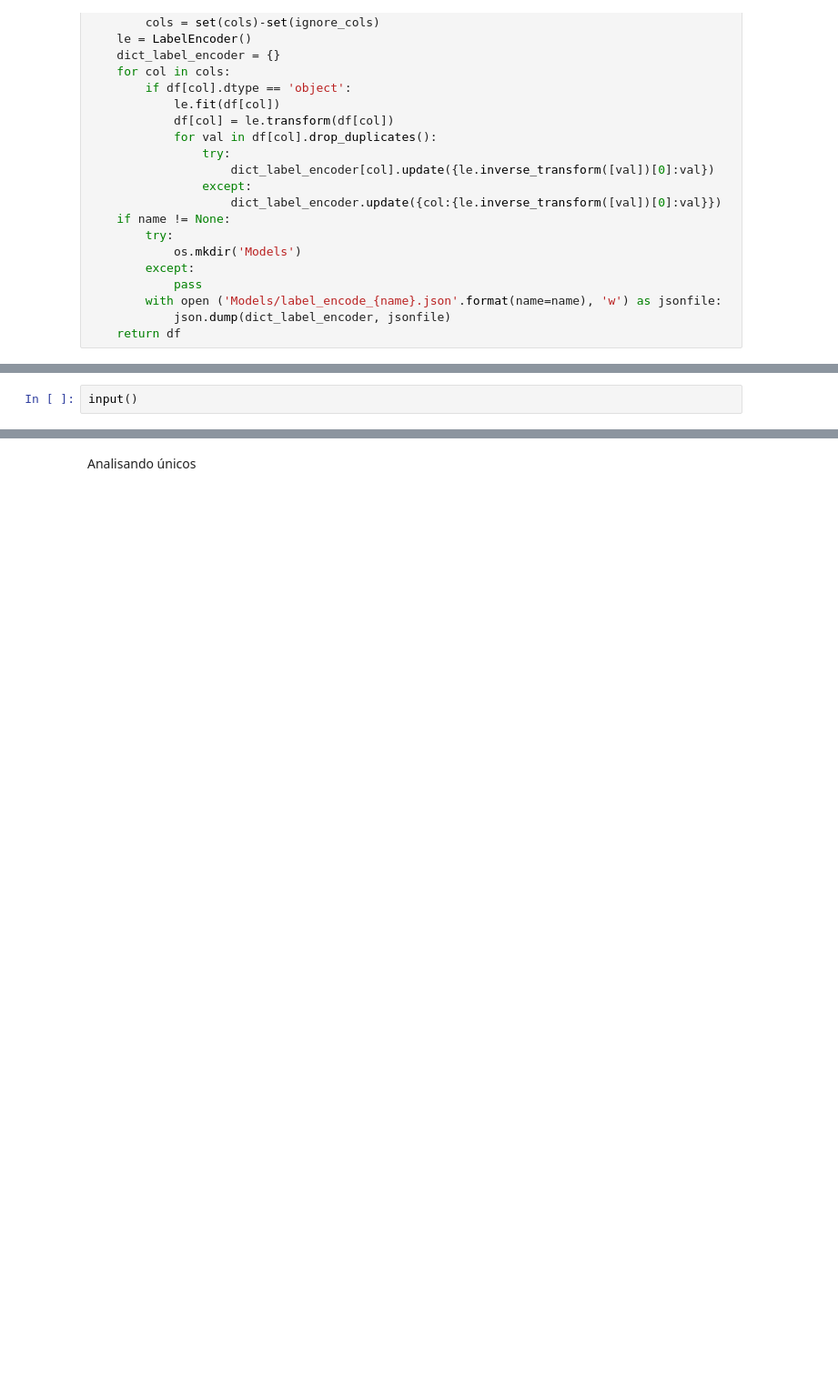
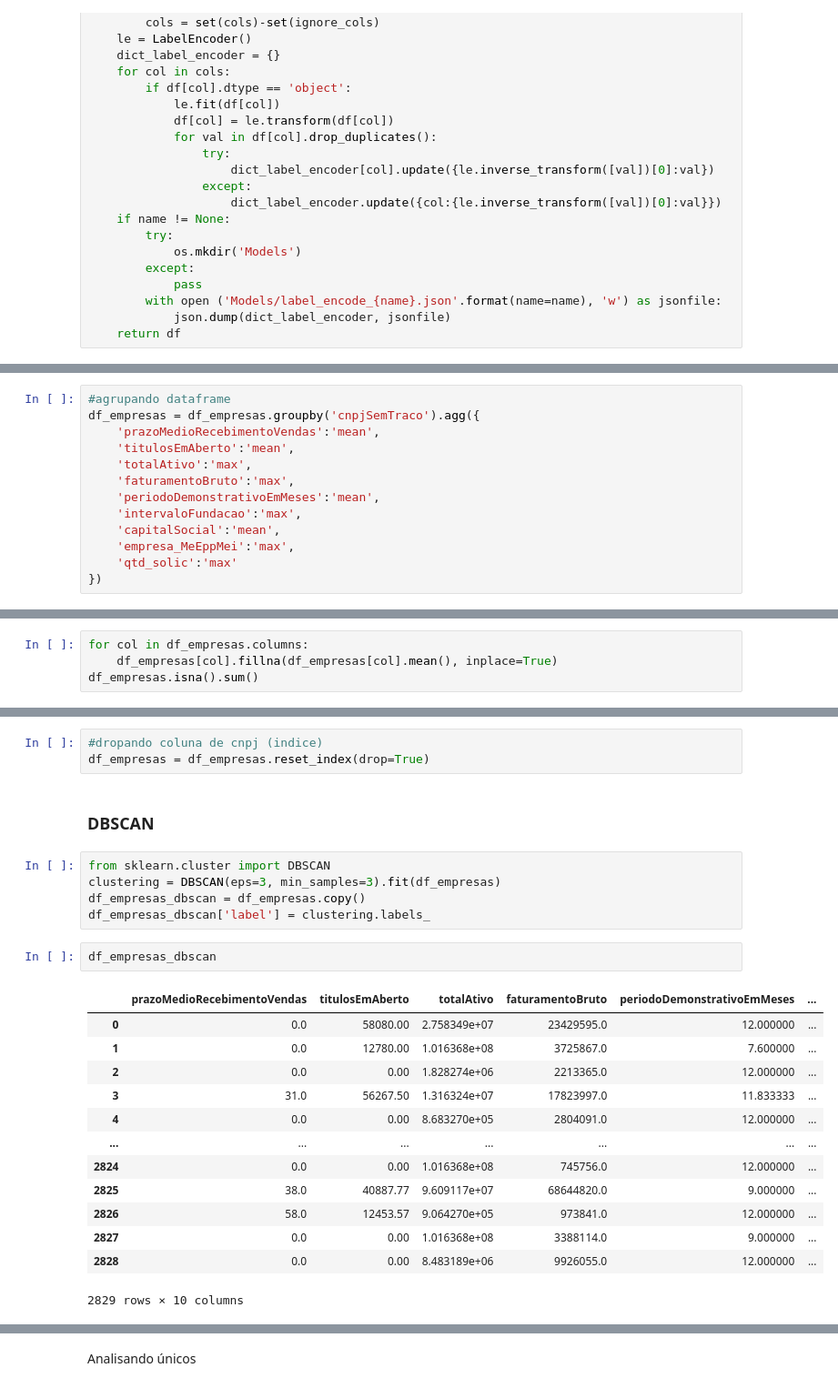
Before and after one commit to diegocmr/bootcamp_ia, a Jupyter notebook: analise_exploratoria.ipynb, the cells around one changed output, grey strips where cells are left out. Shown at 91% size. Saved outputs shown, nothing was run; the diff lists cells and outputs as text; blank space fills up the shorter version.

```diff
--- a/analise_exploratoria.ipynb
+++ b/analise_exploratoria.ipynb
@@ -455,2 +491,13 @@ df_empresas
 # %%
-input()
+#agrupando dataframe
+df_empresas = df_empresas.groupby('cnpjSemTraco').agg({
+    'prazoMedioRecebimentoVendas':'mean',
+    'titulosEmAberto':'mean',
+    'totalAtivo':'max',
+    'faturamentoBruto':'max',
+    'periodoDemonstrativoEmMeses':'mean',
+    'intervaloFundacao':'max',
+    'capitalSocial':'mean',
+    'empresa_MeEppMei':'max',
+    'qtd_solic':'max'
+})
@@ -461,0 +530,4 @@ df2.groupby('cnpjSemTraco').agg('mean')
+# %%
+for col in df_empresas.columns:
+    df_empresas[col].fillna(df_empresas[col].mean(), inplace=True)
+df_empresas.isna().sum()
@@ -461,0 +545,26 @@ df2.groupby('cnpjSemTraco').agg('mean')
+# %%
+#dropando coluna de cnpj (indice)
+df_empresas = df_empresas.reset_index(drop=True)
+# %% [markdown]
+### DBSCAN
+# %%
+from sklearn.cluster import DBSCAN
+clustering = DBSCAN(eps=3, min_samples=3).fit(df_empresas)
+df_empresas_dbscan = df_empresas.copy()
+df_empresas_dbscan['label'] = clustering.labels_
+# %%
+df_empresas_dbscan
+# %% [output]
+|  | prazoMedioRecebimentoVendas | titulosEmAberto | totalAtivo | faturamentoBruto | periodoDemonstrativoEmMeses | ... |
+| 0 | 0.0 | 58080.00 | 2.758349e+07 | 23429595.0 | 12.000000 | ... |
+| 1 | 0.0 | 12780.00 | 1.016368e+08 | 3725867.0 | 7.600000 | ... |
+| 2 | 0.0 | 0.00 | 1.828274e+06 | 2213365.0 | 12.000000 | ... |
+| 3 | 31.0 | 56267.50 | 1.316324e+07 | 17823997.0 | 11.833333 | ... |
+| 4 | 0.0 | 0.00 | 8.683270e+05 | 2804091.0 | 12.000000 | ... |
+| ... | ... | ... | ... | ... | ... | ... |
+| 2824 | 0.0 | 0.00 | 1.016368e+08 | 745756.0 | 12.000000 | ... |
+| 2825 | 38.0 | 40887.77 | 9.609117e+07 | 68644820.0 | 9.000000 | ... |
+| 2826 | 58.0 | 12453.57 | 9.064270e+05 | 973841.0 | 12.000000 | ... |
+| 2827 | 0.0 | 0.00 | 1.016368e+08 | 3388114.0 | 9.000000 | ... |
+| 2828 | 0.0 | 0.00 | 8.483189e+06 | 9926055.0 | 12.000000 | ... |
+2829 rows × 10 columns
```
Also changed, not shown: parts of 18 cells of this notebook, 3 other files.
